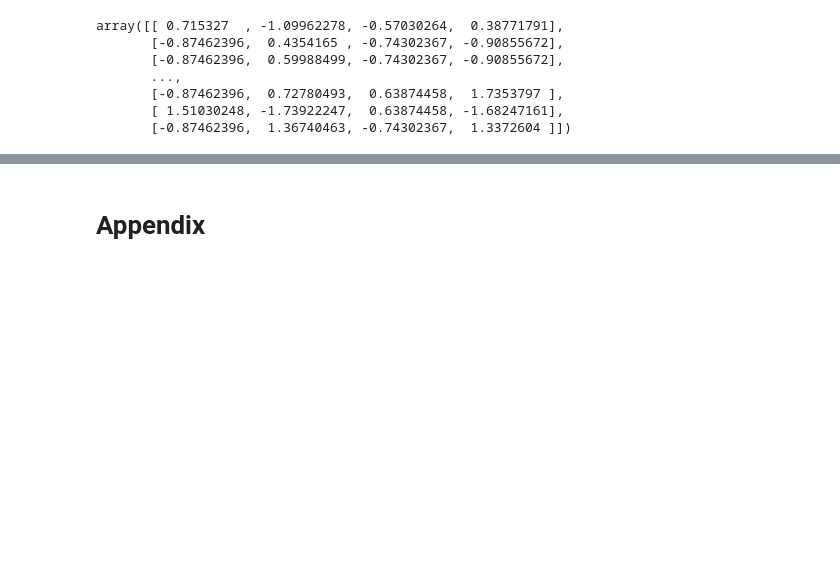
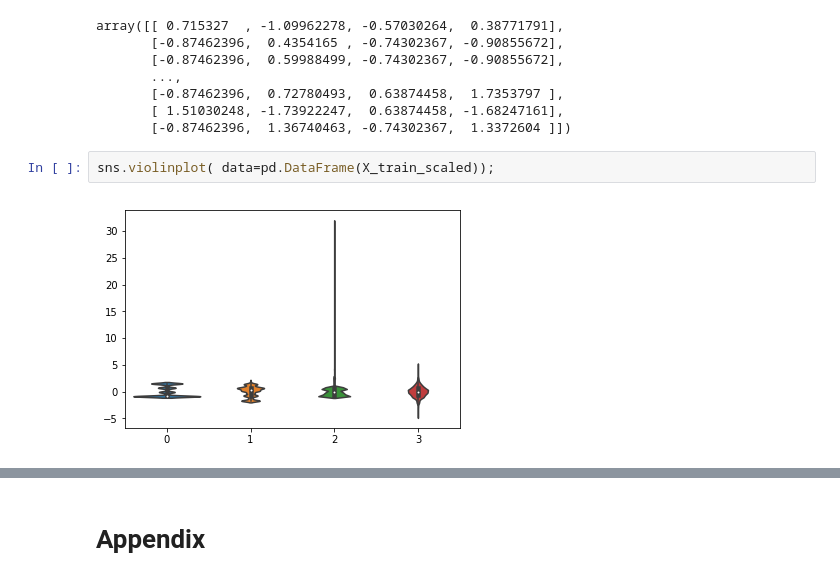
Before and after one commit to MekdiYilma/HumanitarianCrisisPrediction, a Jupyter notebook: notebooks/model_test.ipynb, the cells around one changed output, grey strips where cells are left out. Cells and saved outputs as stored; diff of their text form; blank space fills up the shorter version.

```diff
--- a/notebooks/model_test.ipynb
+++ b/notebooks/model_test.ipynb
@@ -205,3 +208,7 @@ array([[ 0.715327  , -1.09962278, -0.57030264,  0.38771791],
        [-0.87462396,  0.72780493,  0.63874458,  1.7353797 ],
        [ 1.51030248, -1.73922247,  0.63874458, -1.68247161],
        [-0.87462396,  1.36740463, -0.74302367,  1.3372604 ]])
+# %%
+sns.violinplot( data=pd.DataFrame(X_train_scaled));
+# %% [output]
+[figure, added]
```
Also changed, not shown: parts of 28 cells of this notebook.
